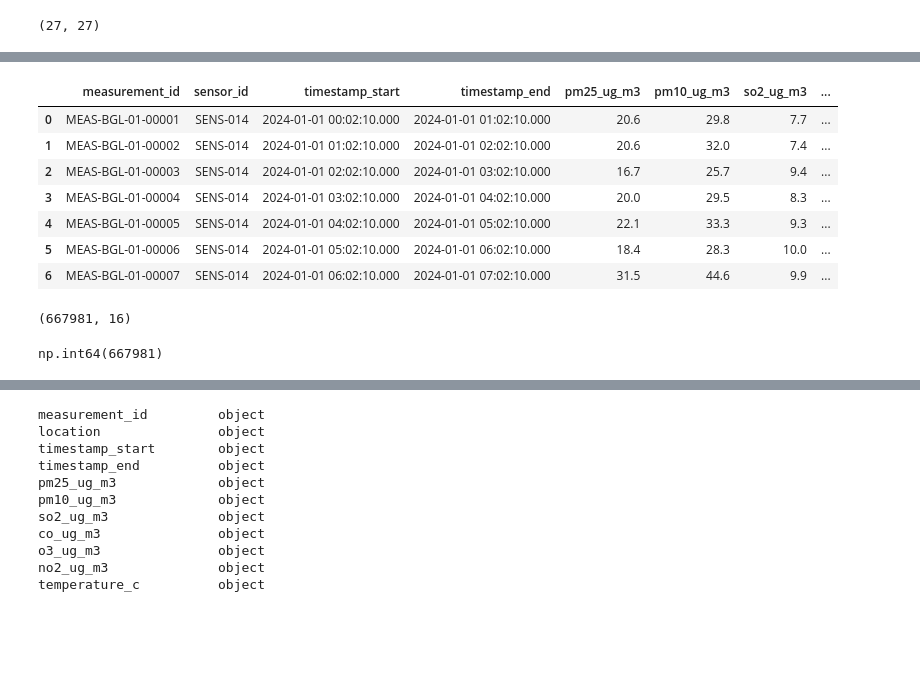
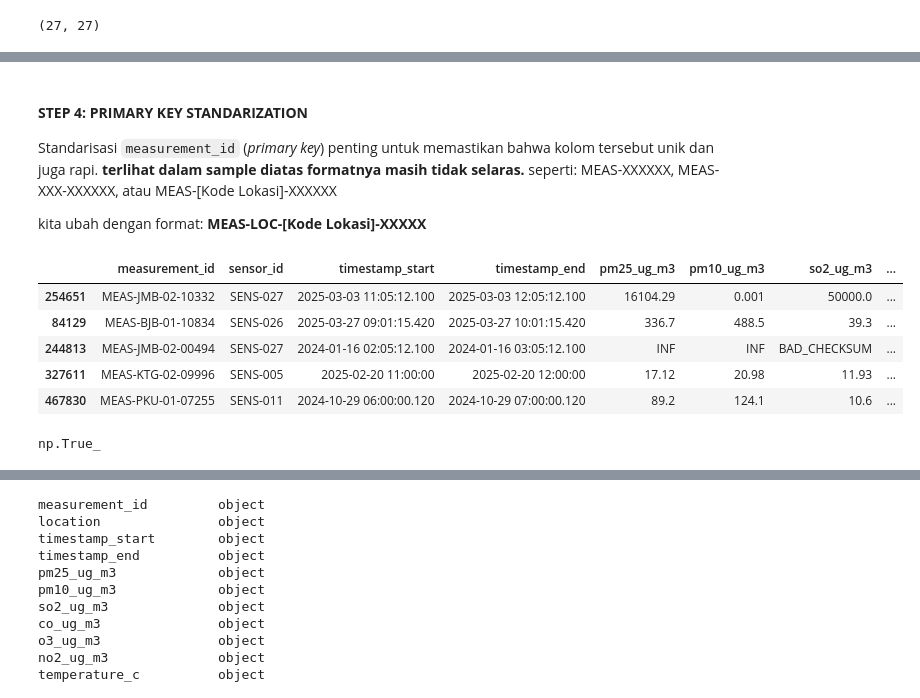
Before and after one commit to girifrmnsyh/da_gelar_rasa_2026, a Jupyter notebook: process.ipynb, the cells around one changed output, grey strips where cells are left out. Saved outputs shown, nothing was run; the diff lists cells and outputs as text; code cells hidden in the pictures; blank space fills up the shorter version.

```diff
--- a/process.ipynb
+++ b/process.ipynb
@@ -59,9 +71,9 @@ bgr01.head()
 # %%
-# List of Data Udara and its label
-table_data_udara = [bgl01, bgr01, bgr02, bjb01, btm01, idp01, jkt01, jkt02, jkt03, jmb01, jmb02, ktb01, ktg01, ktg02, mdn01, mer01, mlg01, mrs01, pkn01, pku01, plb01, plu01, psw01, sm201, srg01, stg01, yky01]
-label_data_udara = ['LOC-BGL-01', 'LOC-BGR-01', 'LOC-BGR-02', 'LOC-BJB-01', 'LOC-BTM-01', 'LOC-IDP-01', 'LOC-JKT-01', 'LOC-JKT-02', 'LOC-JKT-03', 'LOC-JMB-01', 'LOC-JMB-02', 'LOC-KTB-01', 'LOC-KTG-01', 'LOC-KTG-02',
+# List of AQMS tables and aqms lables
+aqms_tables = [bgl01, bgr01, bgr02, bjb01, btm01, idp01, jkt01, jkt02, jkt03, jmb01, jmb02, ktb01, ktg01, ktg02, mdn01, mer01, mlg01, mrs01, pkn01, pku01, plb01, plu01, psw01, sm201, srg01, stg01, yky01]
+aqms_labels = ['LOC-BGL-01', 'LOC-BGR-01', 'LOC-BGR-02', 'LOC-BJB-01', 'LOC-BTM-01', 'LOC-IDP-01', 'LOC-JKT-01', 'LOC-JKT-02', 'LOC-JKT-03', 'LOC-JMB-01', 'LOC-JMB-02', 'LOC-KTB-01', 'LOC-KTG-01', 'LOC-KTG-02',
                     'LOC-MDN-01', 'LOC-MER-01', 'LOC-MLG-01', 'LOC-MRS-01', 'LOC-PKN-01', 'LOC-PKU-01', 'LOC-PLB-01', 'LOC-PLU-01', 'LOC-PSW-01', 'LOC-SM2-01', 'LOC-SRG-01', 'LOC-STG-01', 'LOC-YKY-01']
-len(table_data_udara), len(label_data_udara)
+len(aqms_tables), len(aqms_labels) # ensure all labels are written
 # %% [output]
 (27, 27)
 # %%
@@ -117,5 +93,6 @@ mdn01.head()
 # %%
-df = pd.concat(table_data_udara, ignore_index=True)
-df.sample(5)
+# merge all AQMS tables
+df = pd.concat(aqms_tables, ignore_index=True)
+df.sample(5, random_state=45)
 # %% [output]
 |  | measurement_id | sensor_id | timestamp_start | timestamp_end | pm25_ug_m3 | pm10_ug_m3 | so2_ug_m3 | ... |
@@ -172 +145,9 @@ df.head()
+# %% [markdown]
+#### **STEP 4: PRIMARY KEY STANDARIZATION**
+Standarisasi `measurement_id` (*primary key*) penting untuk memastikan bahwa kolom tersebut unik dan juga rapi.
+**terlihat dalam sample diatas formatnya masih tidak selaras.**
+seperti: MEAS-XXXXXX, MEAS-XXX-XXXXXX, atau MEAS-[Kode Lokasi]-XXXXXX
+
+kita ubah dengan format:
+**MEAS-LOC-[Kode Lokasi]-XXXXX**
 # %%
@@ -182,23 +161,17 @@ location_clean = df['location'].astype(str).str.replace('LOC-', '', regex=False)
 # manipulate measurement_id column
 df['measurement_id'] = 'MEAS-' + location_clean + '-' + sequence_number.astype(str).str.zfill(5)
 # %%
-df.head(7)
+# review data
+df.sample(5, random_state=45)
 # %% [output]
 |  | measurement_id | sensor_id | timestamp_start | timestamp_end | pm25_ug_m3 | pm10_ug_m3 | so2_ug_m3 | ... |
-| 0 | MEAS-BGL-01-00001 | SENS-014 | 2024-01-01 00:02:10.000 | 2024-01-01 01:02:10.000 | 20.6 | 29.8 | 7.7 | ... |
-| 1 | MEAS-BGL-01-00002 | SENS-014 | 2024-01-01 01:02:10.000 | 2024-01-01 02:02:10.000 | 20.6 | 32.0 | 7.4 | ... |
-| 2 | MEAS-BGL-01-00003 | SENS-014 | 2024-01-01 02:02:10.000 | 2024-01-01 03:02:10.000 | 16.7 | 25.7 | 9.4 | ... |
-| 3 | MEAS-BGL-01-00004 | SENS-014 | 2024-01-01 03:02:10.000 | 2024-01-01 04:02:10.000 | 20.0 | 29.5 | 8.3 | ... |
-| 4 | MEAS-BGL-01-00005 | SENS-014 | 2024-01-01 04:02:10.000 | 2024-01-01 05:02:10.000 | 22.1 | 33.3 | 9.3 | ... |
-| 5 | MEAS-BGL-01-00006 | SENS-014 | 2024-01-01 05:02:10.000 | 2024-01-01 06:02:10.000 | 18.4 | 28.3 | 10.0 | ... |
-| 6 | MEAS-BGL-01-00007 | SENS-014 | 2024-01-01 06:02:10.000 | 2024-01-01 07:02:10.000 | 31.5 | 44.6 | 9.9 | ... |
+| 254651 | MEAS-JMB-02-10332 | SENS-027 | 2025-03-03 11:05:12.100 | 2025-03-03 12:05:12.100 | 16104.29 | 0.001 | 50000.0 | ... |
+| 84129 | MEAS-BJB-01-10834 | SENS-026 | 2025-03-27 09:01:15.420 | 2025-03-27 10:01:15.420 | 336.7 | 488.5 | 39.3 | ... |
+| 244813 | MEAS-JMB-02-00494 | SENS-027 | 2024-01-16 02:05:12.100 | 2024-01-16 03:05:12.100 | INF | INF | BAD_CHECKSUM | ... |
+| 327611 | MEAS-KTG-02-09996 | SENS-005 | 2025-02-20 11:00:00 | 2025-02-20 12:00:00 | 17.12 | 20.98 | 11.93 | ... |
+| 467830 | MEAS-PKU-01-07255 | SENS-011 | 2024-10-29 06:00:00.120 | 2024-10-29 07:00:00.120 | 89.2 | 124.1 | 10.6 | ... |
 # %%
-df.shape
+# checking measurement_id is unique
+df['measurement_id'].count() == df.shape[0]
 # %% [output]
-(667981, 16)
+np.True_
-# %%
-df['measurement_id'].count()
-
-# have to unique, count is equal to shape[0]
-# %% [output]
-np.int64(667981)
```
Also changed, not shown: parts of 30 cells of this notebook.
